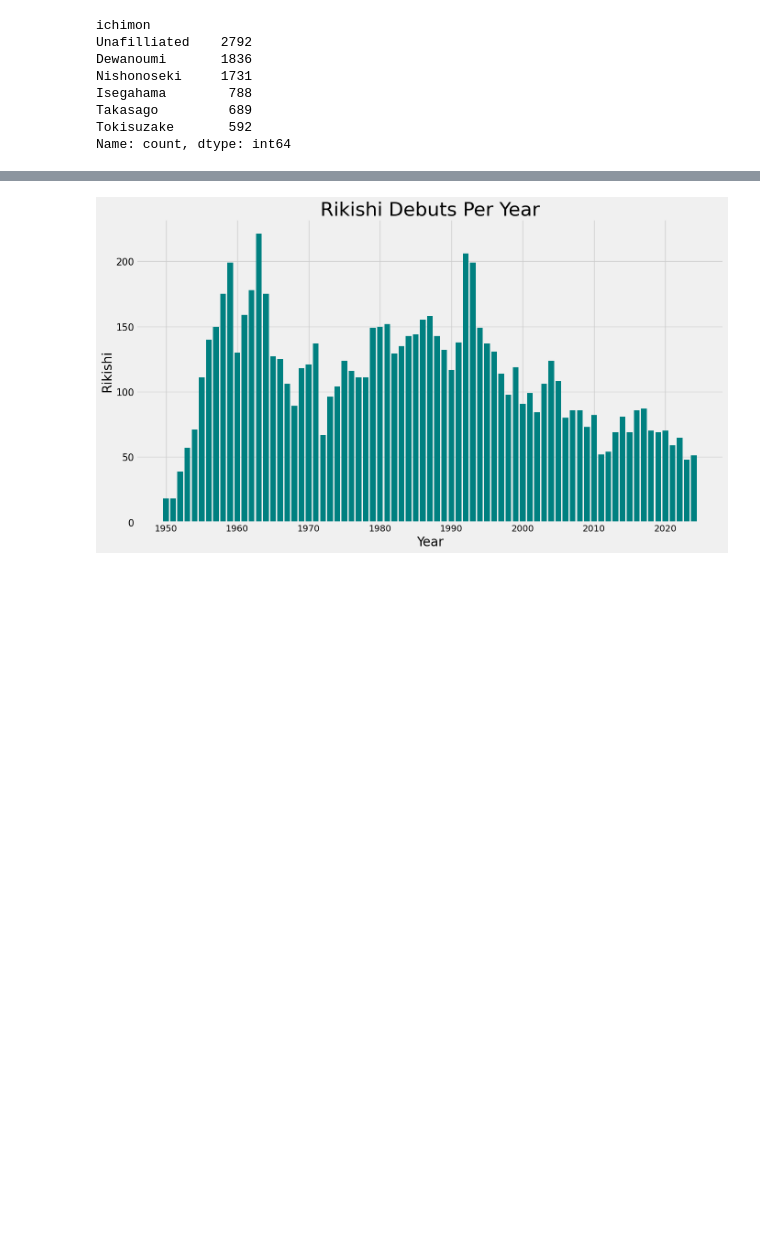
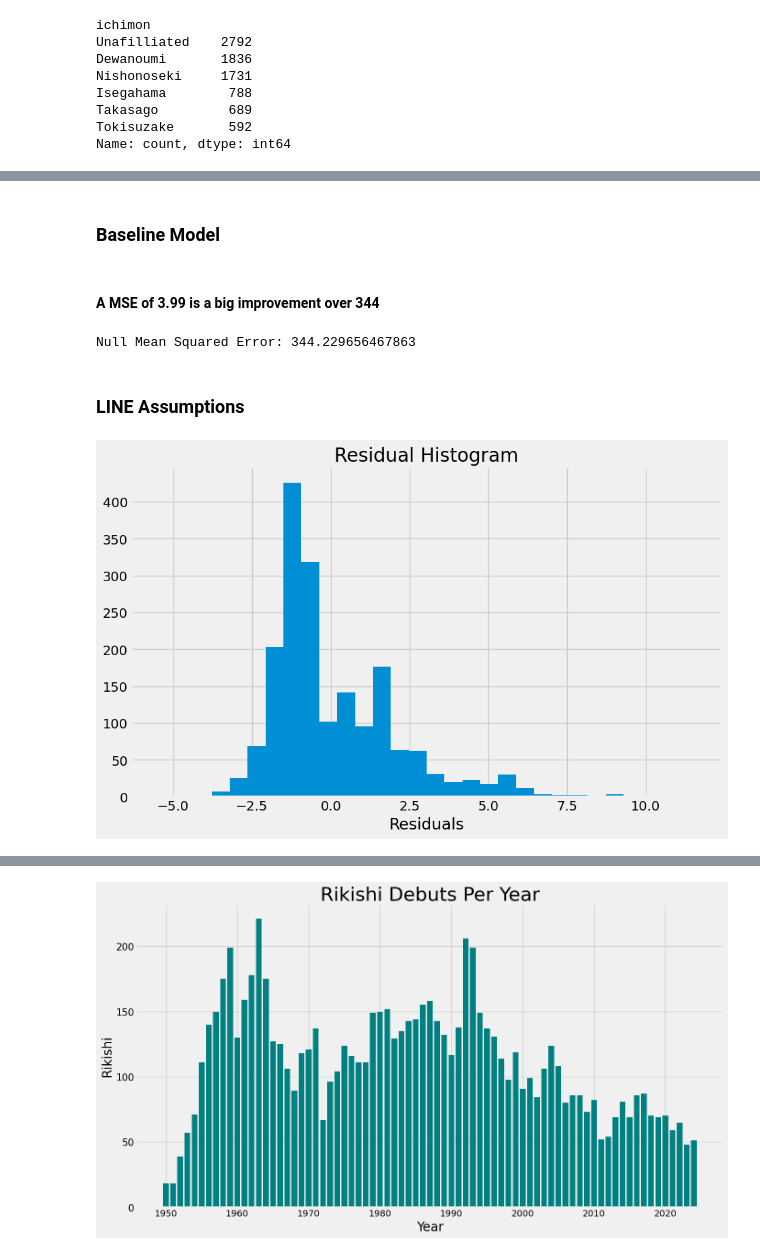
Before and after one commit to FragariaChemist/sumo, a Jupyter notebook: code/02_feature_engineering.ipynb, the cells around one changed output, grey strips where cells are left out. Cells and saved outputs as stored; diff of their text form; code cells hidden in the pictures; blank space fills up the shorter version.

```diff
--- a/code/02_feature_engineering.ipynb
+++ b/code/02_feature_engineering.ipynb
@@ -809,0 +890,7 @@ plt.savefig('../plots/active_rikisi_age_vs_debut.png', dpi = 192);
+# %%
+# Train, test, split
+X_train, X_test, y_train, y_test = train_test_split(X, y, random_state = 24)
+# %%
+lr = LinearRegression()
+# %%
+lr.fit(X_train, y_train)
@@ -809,0 +919,4 @@ plt.savefig('../plots/active_rikisi_age_vs_debut.png', dpi = 192);
+# %%
+# Predictions on training data and calculating residuals
+y_pred = lr.predict(X_test)
+resids = y_test - y_pred
@@ -809,0 +927,4 @@ plt.savefig('../plots/active_rikisi_age_vs_debut.png', dpi = 192);
+# %% [markdown]
+### Baseline Model
+# %% [markdown]
+#### A MSE of 3.99 is a big improvement over 344
@@ -809,0 +933,13 @@ plt.savefig('../plots/active_rikisi_age_vs_debut.png', dpi = 192);
+# %%
+print(f'Null Mean Squared Error: {np.mean((y - y_bar)**2)}')
+# %% [output]
+Null Mean Squared Error: 344.229656467863
+# %% [markdown]
+### LINE Assumptions
+# %%
+plt.figure(figsize=(10, 6))
+plt.hist(resids, bins = 30)
+plt.xlabel('Residuals')
+plt.title('Residual Histogram');
+# %% [output]
+[figure, added]
```
Also changed, not shown: parts of 33 cells of this notebook, 1 other file.
